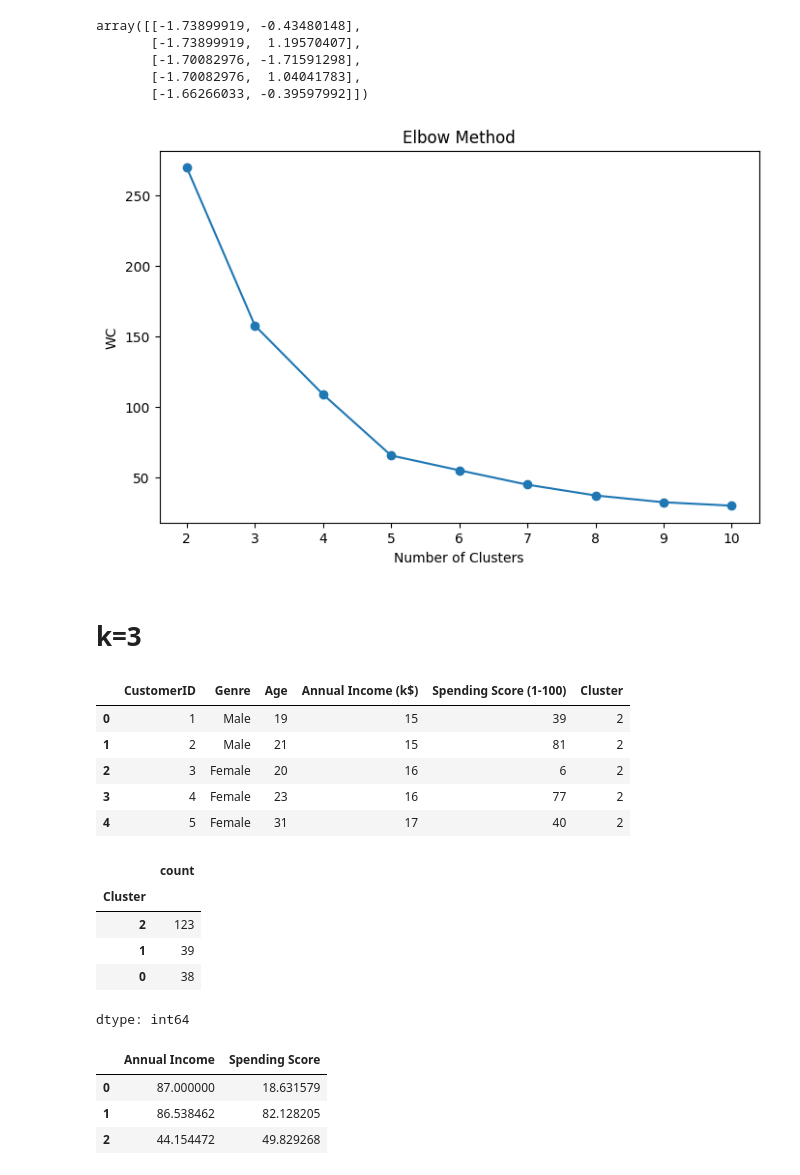
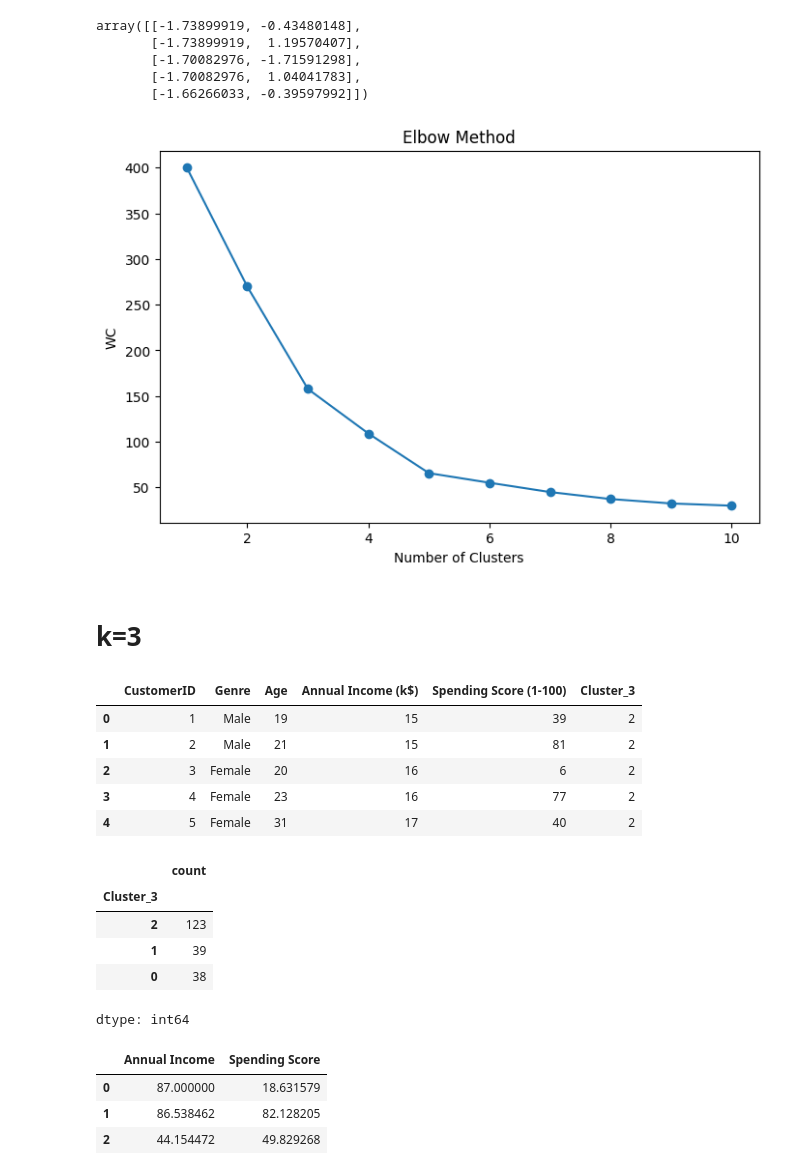
Before and after one commit to cenna-alias/test, a Jupyter notebook: kmeans_clustering.ipynb, the cells around one changed output. Saved outputs shown, nothing was run; the diff lists cells and outputs as text; code cells hidden in the pictures.

```diff
--- a/kmeans_clustering.ipynb
+++ b/kmeans_clustering.ipynb
@@ -98,29 +95,24 @@ array([[-1.73899919, -0.43480148],
 # %%
 wc = []
 
-for i in range(2,11):
-
+for i in range(1,11):
     kmeans = KMeans(
         n_clusters=i,
         random_state=42,
         n_init=10
     )
 
     kmeans.fit(X_scaled)
-
     wc.append(kmeans.inertia_)
 
 plt.figure(figsize=(8,5))
-
-plt.plot(range(2,11),wc,marker='o')
-
+plt.plot(range(1,11),wc,marker='o')
 plt.xlabel('Number of Clusters')
 plt.ylabel('WC')
 plt.title('Elbow Method')
-
 plt.show()
 # %% [output]
-[figure, old version]
+[figure, new version]
 # %% [markdown]
 # k=3
 # %%
@@ -130,23 +122,21 @@ kmeans3 = KMeans(
     n_init=10
 )
 
-clusters = kmeans3.fit_predict(X_scaled)
-
-df['Cluster'] = clusters
-
+clusters3 = kmeans3.fit_predict(X_scaled)
+df['Cluster_3'] = clusters3
 df.head()
 # %% [output]
-|  | CustomerID | Genre | Age | Annual Income (k$) | Spending Score (1-100) | Cluster |
+|  | CustomerID | Genre | Age | Annual Income (k$) | Spending Score (1-100) | Cluster_3 |
 | 0 | 1 | Male | 19 | 15 | 39 | 2 |
 | 1 | 2 | Male | 21 | 15 | 81 | 2 |
 | 2 | 3 | Female | 20 | 16 | 6 | 2 |
 | 3 | 4 | Female | 23 | 16 | 77 | 2 |
 | 4 | 5 | Female | 31 | 17 | 40 | 2 |
 # %%
-df['Cluster'].value_counts()
+df['Cluster_3'].value_counts()
 # %% [output]
 |  | count |
-| Cluster |  |
+| Cluster_3 |  |
 | 2 | 123 |
 | 1 | 39 |
 | 0 | 38 |
```
Also changed, not shown: parts of 17 cells of this notebook.
